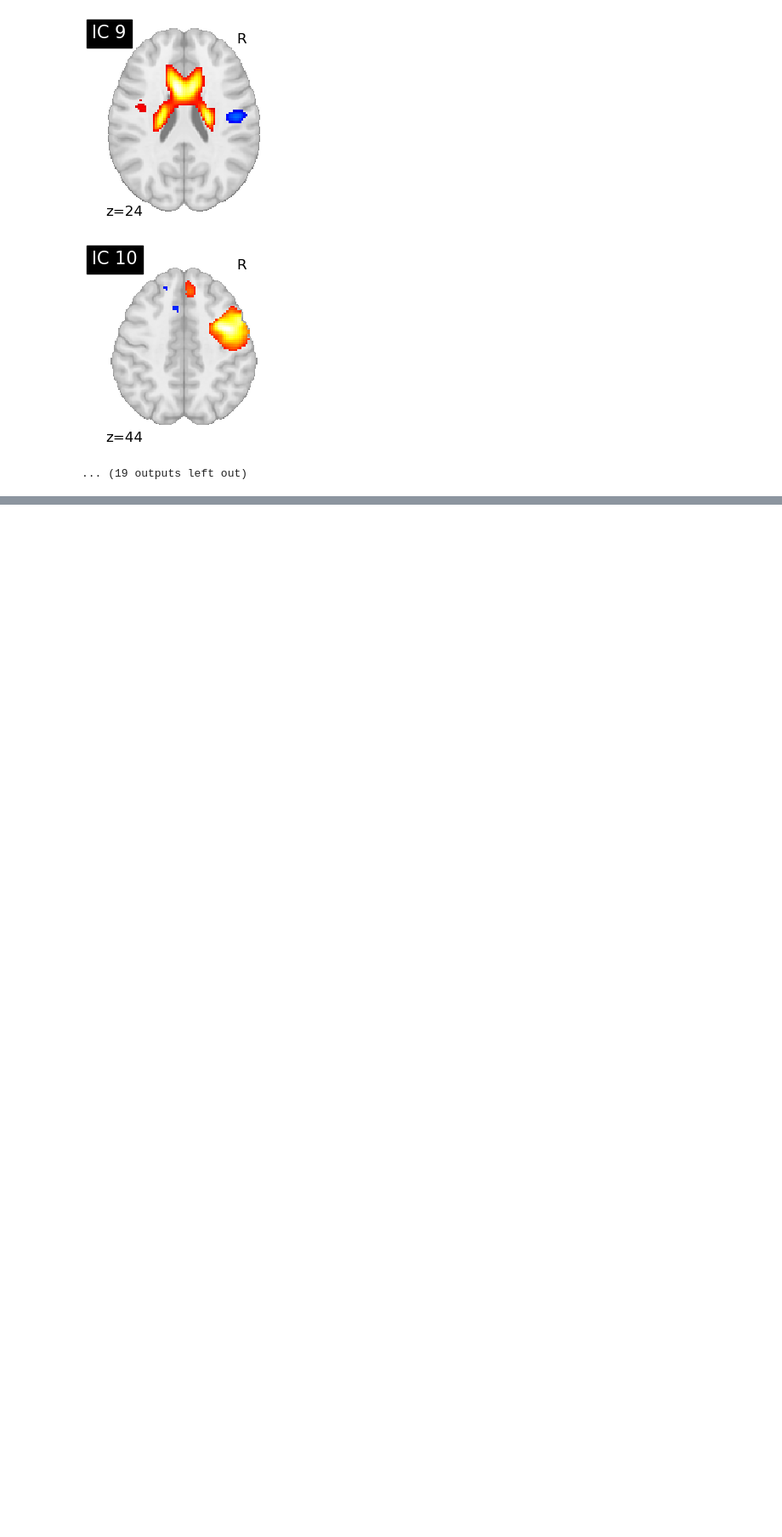
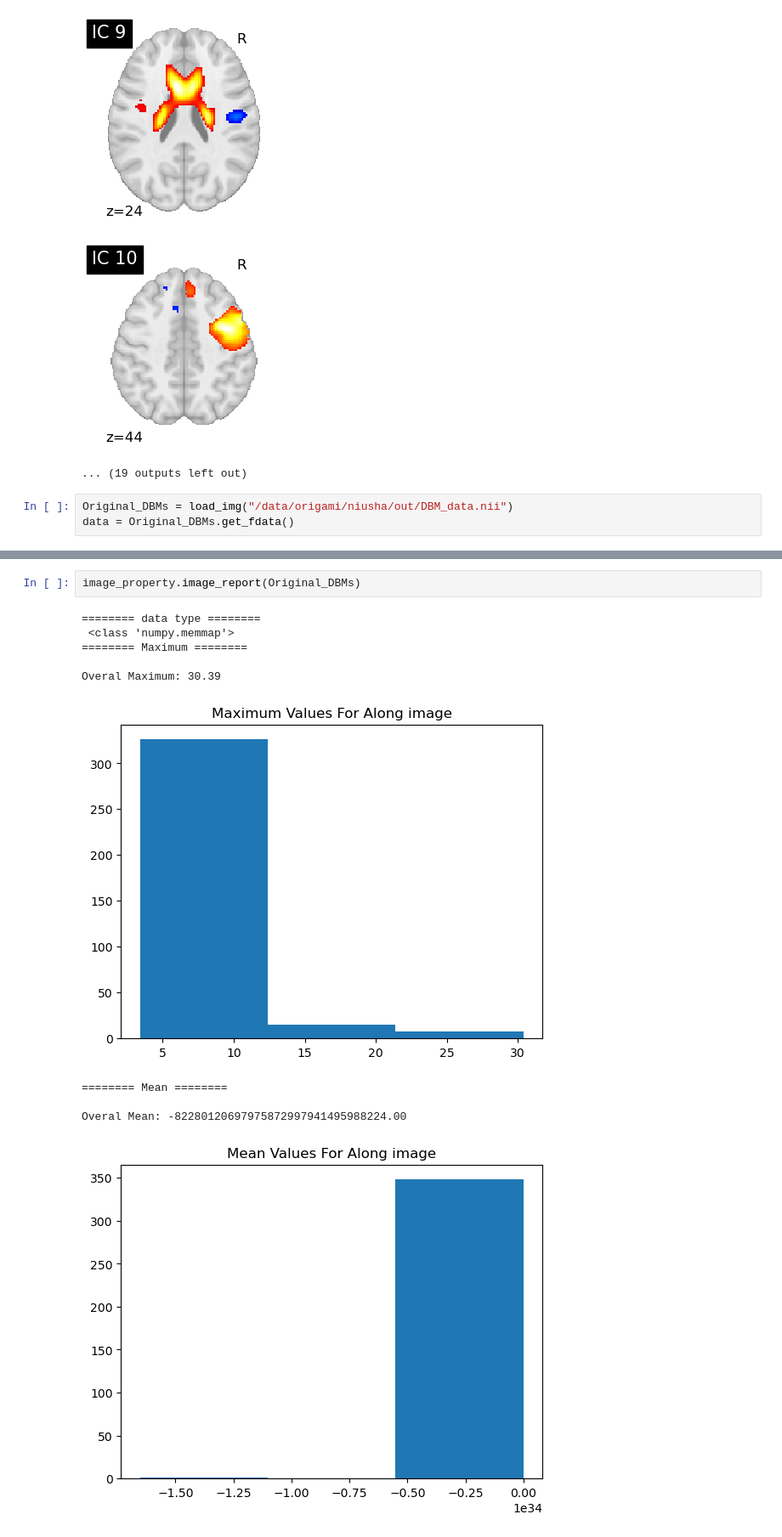
Before and after one commit to mirhnius/ICA_Nilearn_Test, a Jupyter notebook: visualization.ipynb, the cells around one changed output, grey strips where cells are left out. Shown at 85% size. Cells and saved outputs as stored; diff of their text form; blank space fills up the shorter version.

Commit message:
Adding a image reporter function

```diff
--- a/visualization.ipynb
+++ b/visualization.ipynb
@@ -29,3 +31,6 @@ plot_ICA_components(ICs_whole_original)
 [figure]
 [figure]
 ... (19 outputs left out)
+# %%
+Original_DBMs = load_img("/data/origami/niusha/out/DBM_data.nii")
+data = Original_DBMs.get_fdata()
@@ -31,0 +41,13 @@ plot_ICA_components(ICs_whole_original)
+# %%
+image_property.image_report(Original_DBMs)
+# %% [output]
+======== data type ========
+ <class 'numpy.memmap'>
+======== Maximum ========
+
+Overal Maximum: 30.39
+[figure, added]
+======== Mean ========
+
+Overal Mean: -82280120697975872997941495988224.00
+[figure, added]
```
Also changed, not shown: parts of 3 cells of this notebook, 3 other files.
